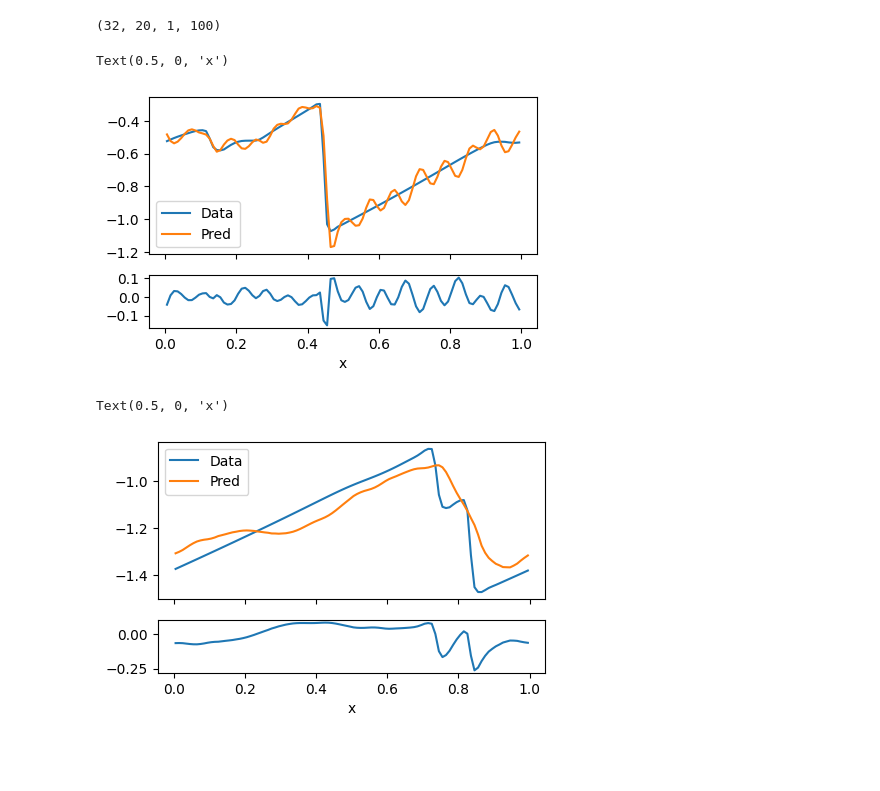
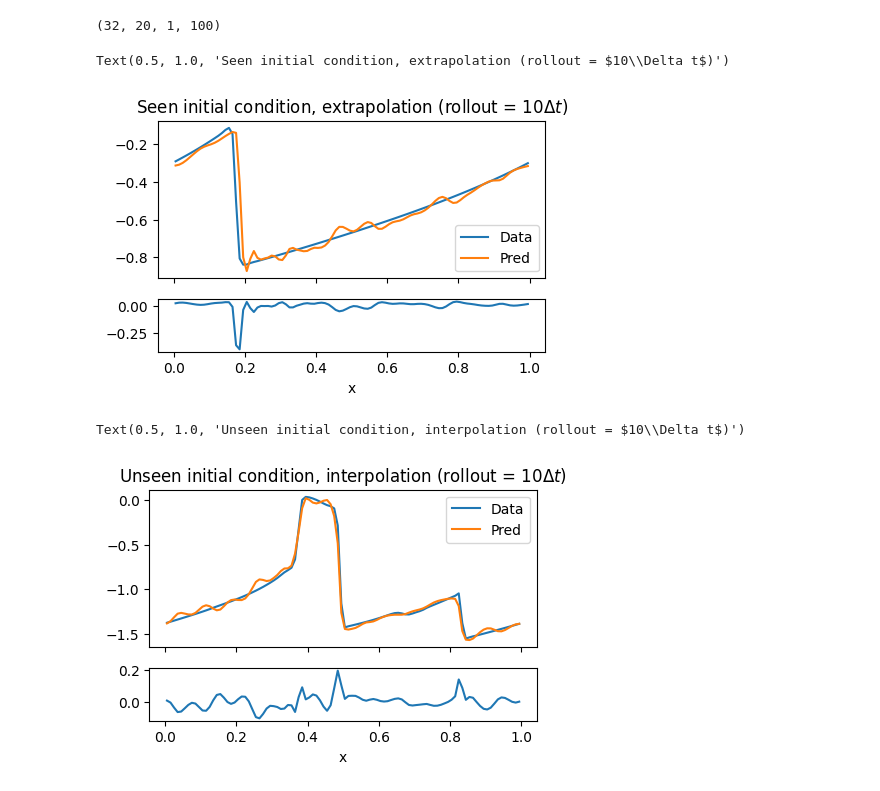
Before and after one commit to xx257xx/CONTEXT_FLUX_NO, a Jupyter notebook: iconfluxno_jax.ipynb, the cells around one changed output. Cells and saved outputs as stored; diff of their text form; code cells hidden in the pictures; blank space fills up the shorter version.

```diff
--- a/iconfluxno_jax.ipynb
+++ b/iconfluxno_jax.ipynb
@@ -166,6 +184,9 @@ ax.plot(loss_history)
 ax.set_yscale("log")
 # %% [output]
 [figure]
+# %%
+modelpath = Path("./checkpoints/cubicflux_1d_lr=0.0001")
+model_load = load_model(modelpath)
 # %%
 loader_test = ContextSegmentLoader(
     dataset_test, context_size=20, segment_length=10, batch_size=32
@@ -177,8 +198,8 @@ context_test.shape
 # %% [output]
 (32, 20, 1, 100)
 # %%
-sample_idx = 12
-model_test = eqx.nn.inference_mode(model)
+sample_idx = 0
+model_test = eqx.nn.inference_mode(model_load)
 
 
 def f_inner(u0, _):
@@ -201,13 +222,14 @@ axes[0].legend()
 axes[1].plot(dataset_test.x, u_test[sample_idx][time_idx, 0] - u_test_pred[time_idx, 0])
 
 axes[-1].set_xlabel("x")
+axes[0].set_title(r"Seen initial condition, extrapolation (rollout = $10\Delta t$)")
 # %% [output]
-Text(0.5, 0, 'x')
+Text(0.5, 1.0, 'Seen initial condition, extrapolation (rollout = $10\\Delta t$)')
-[figure, old version]
+[figure, new version]
 # %%
 dataset_xr = xr.load_dataset(datadir / "cubic_no_source_test.hdf5")
 dataset_ood_interp, dataset_ood_extrap = (
-    PDEDataset.from_xarray(dataset_xr).downsample(10).split_by_time(80)
+    PDEDataset.from_xarray(dataset_xr).downsample_time(10).split_by_time(80)
 )
 # %%
 loader_ood = ContextSegmentLoader(
@@ -215,8 +237,7 @@ loader_ood = ContextSegmentLoader(
 )
 batch_ood, _ = loader_ood.load_batch(loader_ood.init())
 # %%
-sample_idx = 12
-model_test = eqx.nn.inference_mode(model)
+sample_idx = 30
 
 context_ood, u_ood, dt, dx = batch_ood
 
@@ -234,15 +255,16 @@ _, u_ood_pred = jax.lax.scan(
 # %%
 time_idx = -1
 fig, axes = plt.subplots(2, 1, figsize=(5, 3), height_ratios=(3, 1), sharex=True)
 axes[0].plot(dataset_ood_interp.x, u_ood[sample_idx][time_idx, 0], label="Data")
 axes[0].plot(dataset_ood_interp.x, u_ood_pred[time_idx, 0], label="Pred")
 axes[0].legend()
 
 axes[1].plot(
     dataset_ood_interp.x, u_ood[sample_idx][time_idx, 0] - u_ood_pred[time_idx, 0]
 )
 
 axes[-1].set_xlabel("x")
+axes[0].set_title(r"Unseen initial condition, interpolation (rollout = $10\Delta t$)")
 # %% [output]
-Text(0.5, 0, 'x')
+Text(0.5, 1.0, 'Unseen initial condition, interpolation (rollout = $10\\Delta t$)')
-[figure, old version]
+[figure, new version]
```
Also changed, not shown: parts of 3 cells of this notebook, 4 other files.
